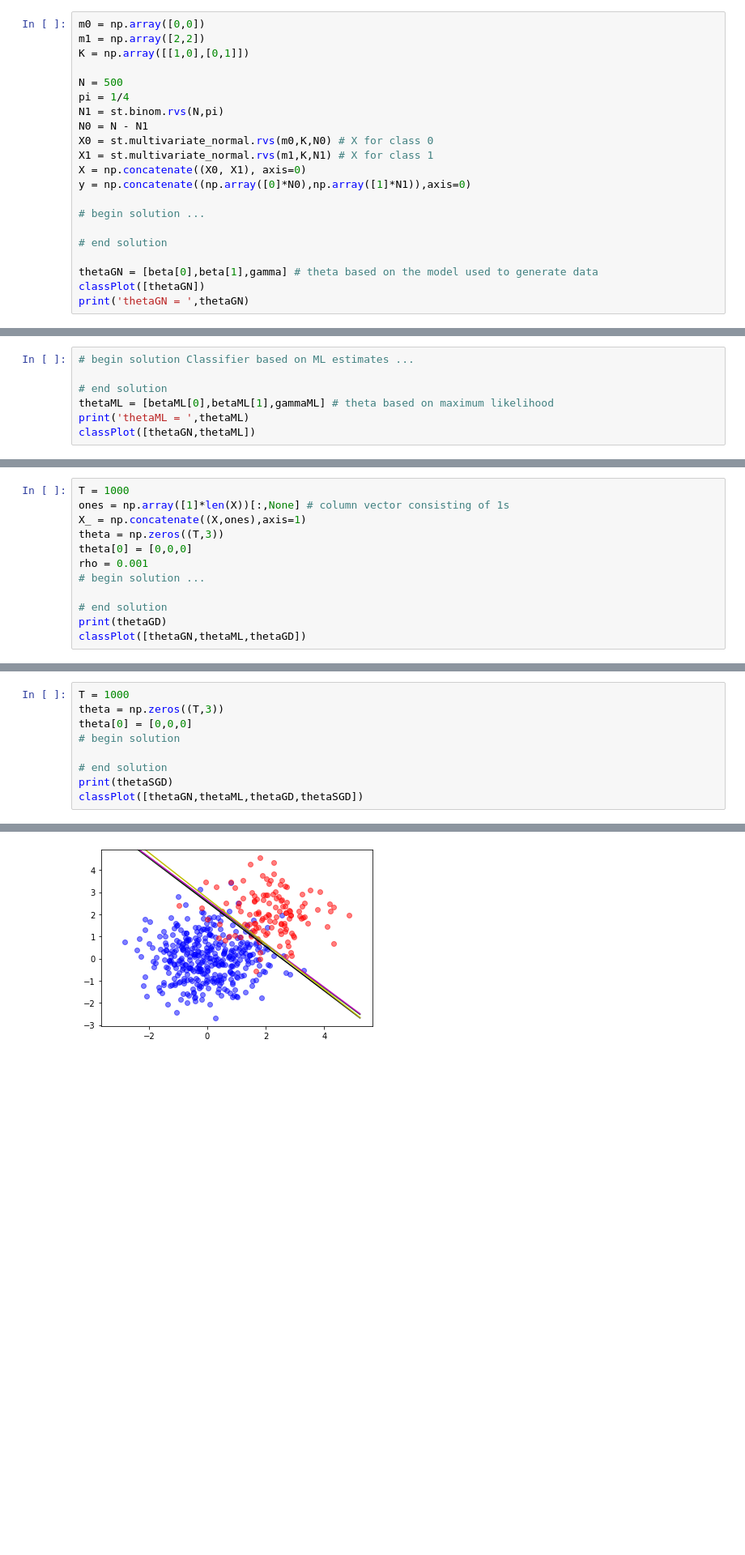
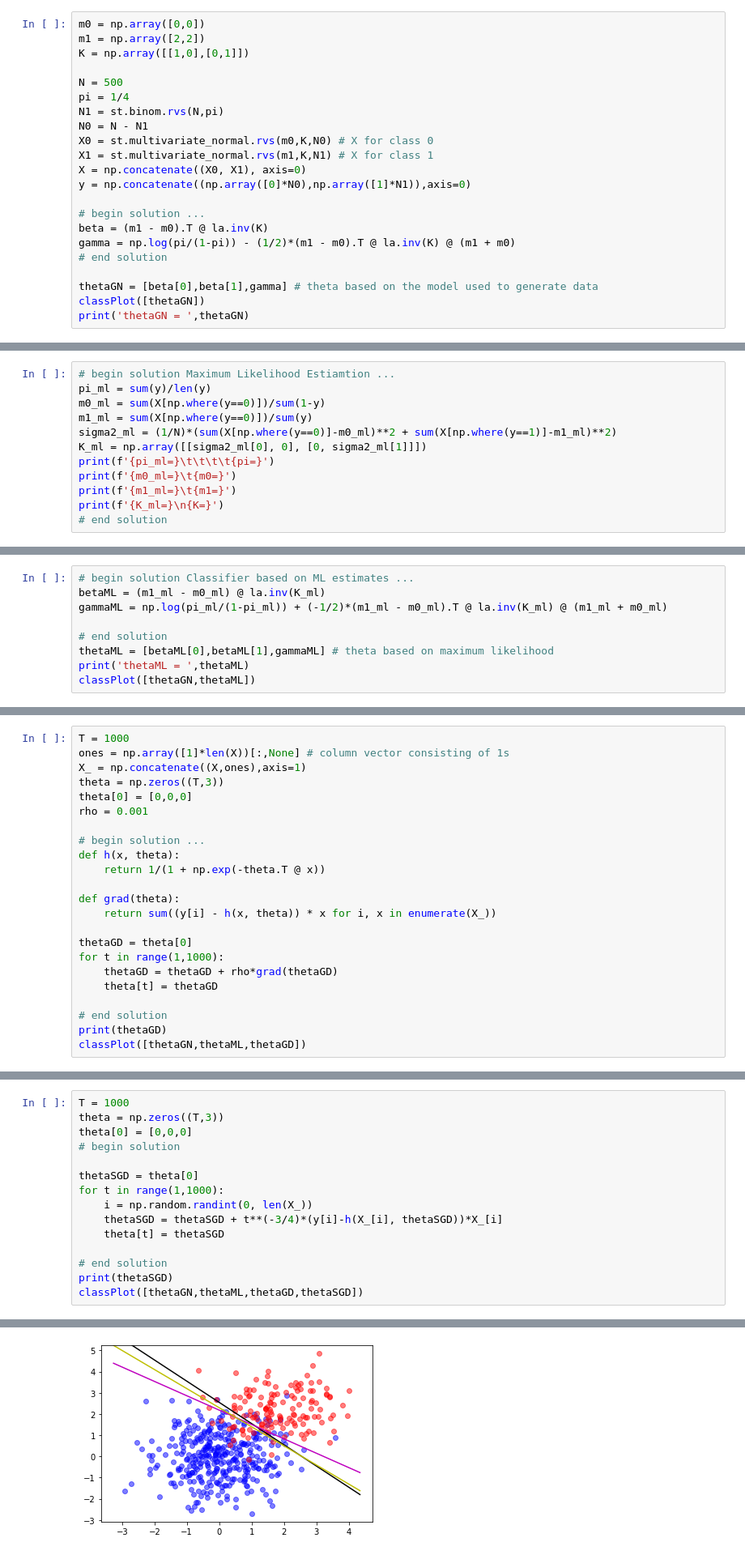
Before and after one commit to ZackBoner/SLGM-fall-2021, a Jupyter notebook: 2021F_Lab_5_Classification.ipynb, the cells around one changed output, grey strips where cells are left out. Shown at 81% size. Drawn from its saved outputs; the diff is of its cells as text; blank space fills up the shorter version.

```diff
--- a/2021F_Lab_5_Classification.ipynb
+++ b/2021F_Lab_5_Classification.ipynb
@@ -58,7 +58,8 @@ X = np.concatenate((X0, X1), axis=0)
 y = np.concatenate((np.array([0]*N0),np.array([1]*N1)),axis=0)
 
 # begin solution ...
-
+beta = (m1 - m0).T @ la.inv(K)
+gamma = np.log(pi/(1-pi)) - (1/2)*(m1 - m0).T @ la.inv(K) @ (m1 + m0)
 # end solution
 
 thetaGN = [beta[0],beta[1],gamma] # theta based on the model used to generate data
@@ -78,0 +76,12 @@ We then plot the data points and the ML decision line along with the true decisi
+# %%
+# begin solution Maximum Likelihood Estiamtion ...
+pi_ml = sum(y)/len(y)
+m0_ml = sum(X[np.where(y==0)])/sum(1-y)
+m1_ml = sum(X[np.where(y==0)])/sum(y)
+sigma2_ml = (1/N)*(sum(X[np.where(y==0)]-m0_ml)**2 + sum(X[np.where(y==1)]-m1_ml)**2)
+K_ml = np.array([[sigma2_ml[0], 0], [0, sigma2_ml[1]]])
+print(f'{pi_ml=}\t\t\t\t{pi=}')
+print(f'{m0_ml=}\t{m0=}')
+print(f'{m1_ml=}\t{m1=}')
+print(f'{K_ml=}\n{K=}')
+# end solution
@@ -79,5 +96,7 @@ We then plot the data points and the ML decision line along with the true decisi
 # %%
 # begin solution Classifier based on ML estimates ...
+betaML = (m1_ml - m0_ml) @ la.inv(K_ml)
+gammaML = np.log(pi_ml/(1-pi_ml)) + (-1/2)*(m1_ml - m0_ml).T @ la.inv(K_ml) @ (m1_ml + m0_ml)
 
 # end solution
 thetaML = [betaML[0],betaML[1],gammaML] # theta based on maximum likelihood
@@ -100,7 +119,18 @@ X_ = np.concatenate((X,ones),axis=1)
 theta = np.zeros((T,3))
 theta[0] = [0,0,0]
 rho = 0.001
+
 # begin solution ...
+def h(x, theta):
+    return 1/(1 + np.exp(-theta.T @ x))
+
+def grad(theta):
+    return sum((y[i] - h(x, theta)) * x for i, x in enumerate(X_))
+
+thetaGD = theta[0]
+for t in range(1,1000):
+    thetaGD = thetaGD + rho*grad(thetaGD)
+    theta[t] = thetaGD
 
 # end solution
 print(thetaGD)
@@ -117,6 +147,12 @@ theta = np.zeros((T,3))
 theta[0] = [0,0,0]
 # begin solution
 
+thetaSGD = theta[0]
+for t in range(1,1000):
+    i = np.random.randint(0, len(X_))
+    thetaSGD = thetaSGD + t**(-3/4)*(y[i]-h(X_[i], thetaSGD))*X_[i]
+    theta[t] = thetaSGD
+
 # end solution
 print(thetaSGD)
 classPlot([thetaGN,thetaML,thetaGD,thetaSGD])
@@ -125 +161 @@ classPlot([thetaGN,thetaML,thetaGD,thetaSGD])
-[figure, old version]
+[figure, new version]
```
Also changed, not shown: parts of 6 cells of this notebook.
